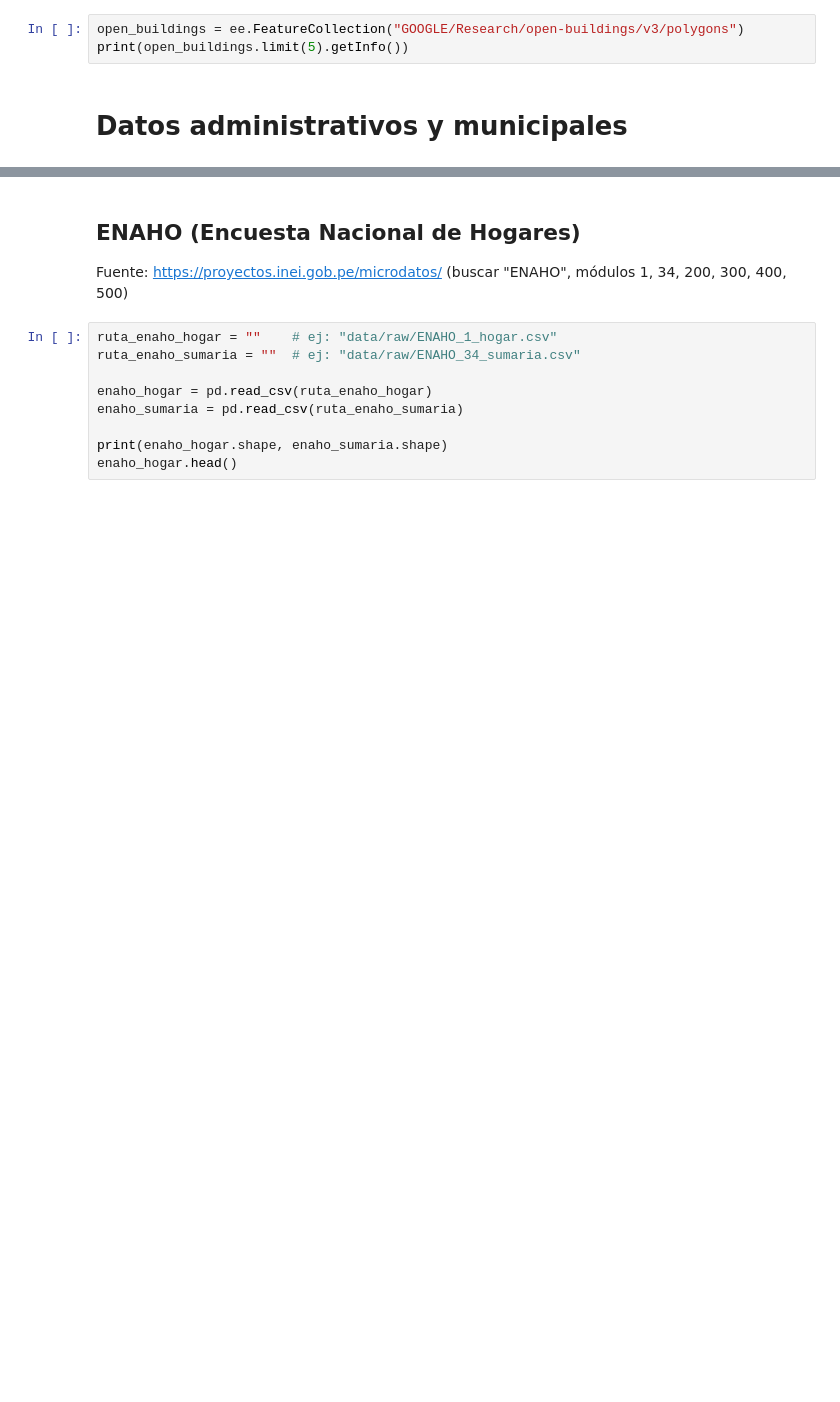
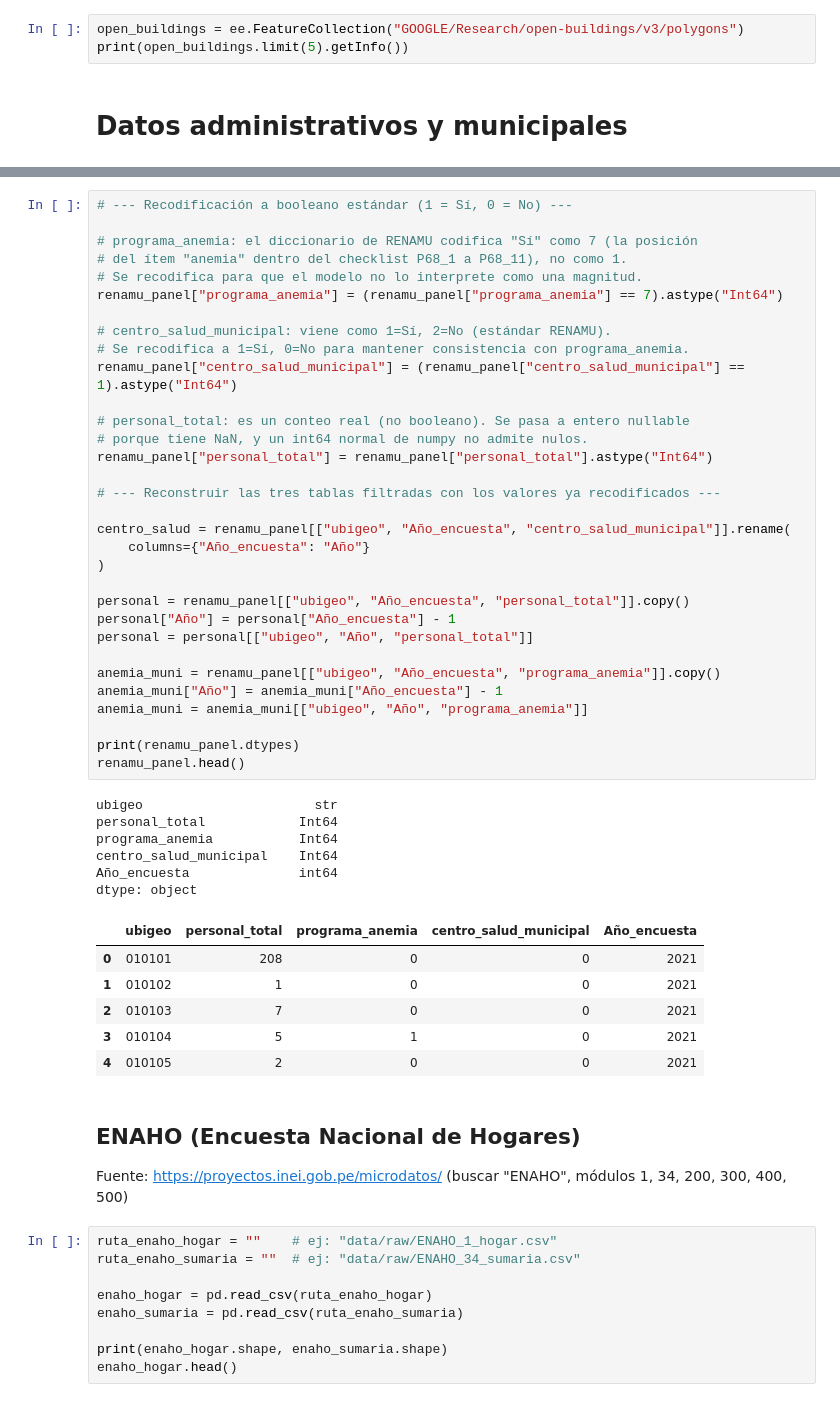
Before and after one commit to isdextre/causal-anemia-model, a Jupyter notebook: notebooks/00_join_ubigeo.ipynb, the cells around one changed output, grey strips where cells are left out. Cells and saved outputs as stored; diff of their text form; blank space fills up the shorter version.

```diff
--- a/notebooks/00_join_ubigeo.ipynb
+++ b/notebooks/00_join_ubigeo.ipynb
@@ -200,3 +373,48 @@ renamu.head()
+# %%
+# --- Recodificación a booleano estándar (1 = Sí, 0 = No) ---
+
+# programa_anemia: el diccionario de RENAMU codifica "Sí" como 7 (la posición
+# del ítem "anemia" dentro del checklist P68_1 a P68_11), no como 1.
+# Se recodifica para que el modelo no lo interprete como una magnitud.
+renamu_panel["programa_anemia"] = (renamu_panel["programa_anemia"] == 7).astype("Int64")
+
+# centro_salud_municipal: viene como 1=Sí, 2=No (estándar RENAMU).
+# Se recodifica a 1=Sí, 0=No para mantener consistencia con programa_anemia.
+renamu_panel["centro_salud_municipal"] = (renamu_panel["centro_salud_municipal"] == 1).astype("Int64")
+
+# personal_total: es un conteo real (no booleano). Se pasa a entero nullable
+# porque tiene NaN, y un int64 normal de numpy no admite nulos.
+renamu_panel["personal_total"] = renamu_panel["personal_total"].astype("Int64")
+
+# --- Reconstruir las tres tablas filtradas con los valores ya recodificados ---
+
+centro_salud = renamu_panel[["ubigeo", "Año_encuesta", "centro_salud_municipal"]].rename(
+    columns={"Año_encuesta": "Año"}
+)
+
+personal = renamu_panel[["ubigeo", "Año_encuesta", "personal_total"]].copy()
+personal["Año"] = personal["Año_encuesta"] - 1
+personal = personal[["ubigeo", "Año", "personal_total"]]
+
+anemia_muni = renamu_panel[["ubigeo", "Año_encuesta", "programa_anemia"]].copy()
+anemia_muni["Año"] = anemia_muni["Año_encuesta"] - 1
+anemia_muni = anemia_muni[["ubigeo", "Año", "programa_anemia"]]
+
+print(renamu_panel.dtypes)
+renamu_panel.head()
+# %% [output]
+ubigeo                      str
+personal_total            Int64
+programa_anemia           Int64
+centro_salud_municipal    Int64
+Año_encuesta              int64
+dtype: object
+|  | ubigeo | personal_total | programa_anemia | centro_salud_municipal | Año_encuesta |
+| 0 | 010101 | 208 | 0 | 0 | 2021 |
+| 1 | 010102 | 1 | 0 | 0 | 2021 |
+| 2 | 010103 | 7 | 0 | 0 | 2021 |
+| 3 | 010104 | 5 | 1 | 0 | 2021 |
+| 4 | 010105 | 2 | 0 | 0 | 2021 |
 # %% [markdown]
 ## ENAHO (Encuesta Nacional de Hogares)
 
```
Also changed, not shown: parts of 12 cells of this notebook.
